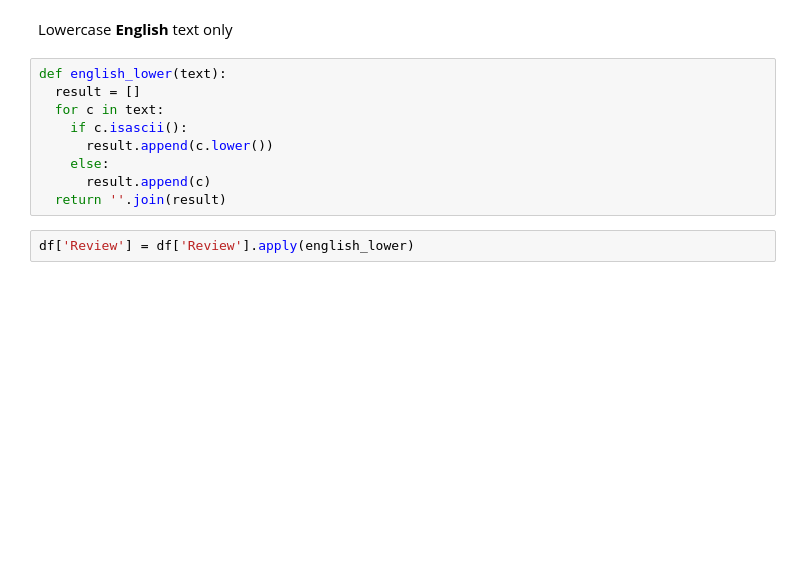
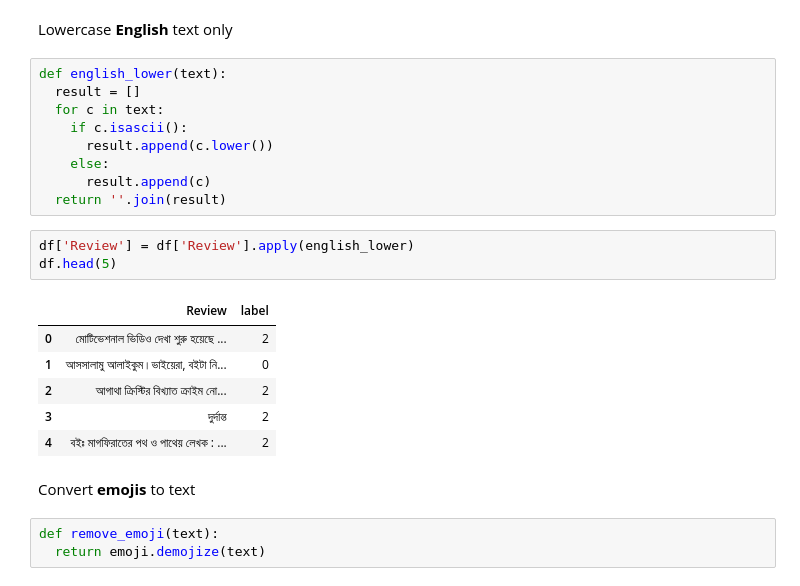
Before and after one commit to ridika-2004/Comparison_of_XLM-RoBERTa_and_BanglaBERT_on_Bengali_and_Code-Mixed_Dataset, a Jupyter notebook: Model Training/BanglaBook.ipynb, the cells around one changed output. Drawn from its saved outputs; the diff is of its cells as text; blank space fills up the shorter version.

Commit message:
Remove emoji

```diff
--- a/Model Training/BanglaBook.ipynb
+++ b/Model Training/BanglaBook.ipynb
@@ -76,3 +107,16 @@ def english_lower(text):
   return ''.join(result)
 # %%
 df['Review'] = df['Review'].apply(english_lower)
+df.head(5)
+# %% [output]
+|  | Review | label |
+| 0 | মোটিভেশনাল ভিডিও দেখা শুরু হয়েছে ... | 2 |
+| 1 | আসসালামু আলাইকুম।ভাইয়েরা, বইটা নি... | 0 |
+| 2 | আগাথা ক্রিস্টির বিখ্যাত ক্রাইম নো... | 2 |
+| 3 | দুর্দান্ত | 2 |
+| 4 | বইঃ মাগফিরাতের পথ ও পাথেয় লেখক : ... | 2 |
+# %% [markdown]
+Convert **emojis** to text
+# %%
+def remove_emoji(text):
+  return emoji.demojize(text)
```
Also changed, not shown: parts of 6 cells of this notebook.
